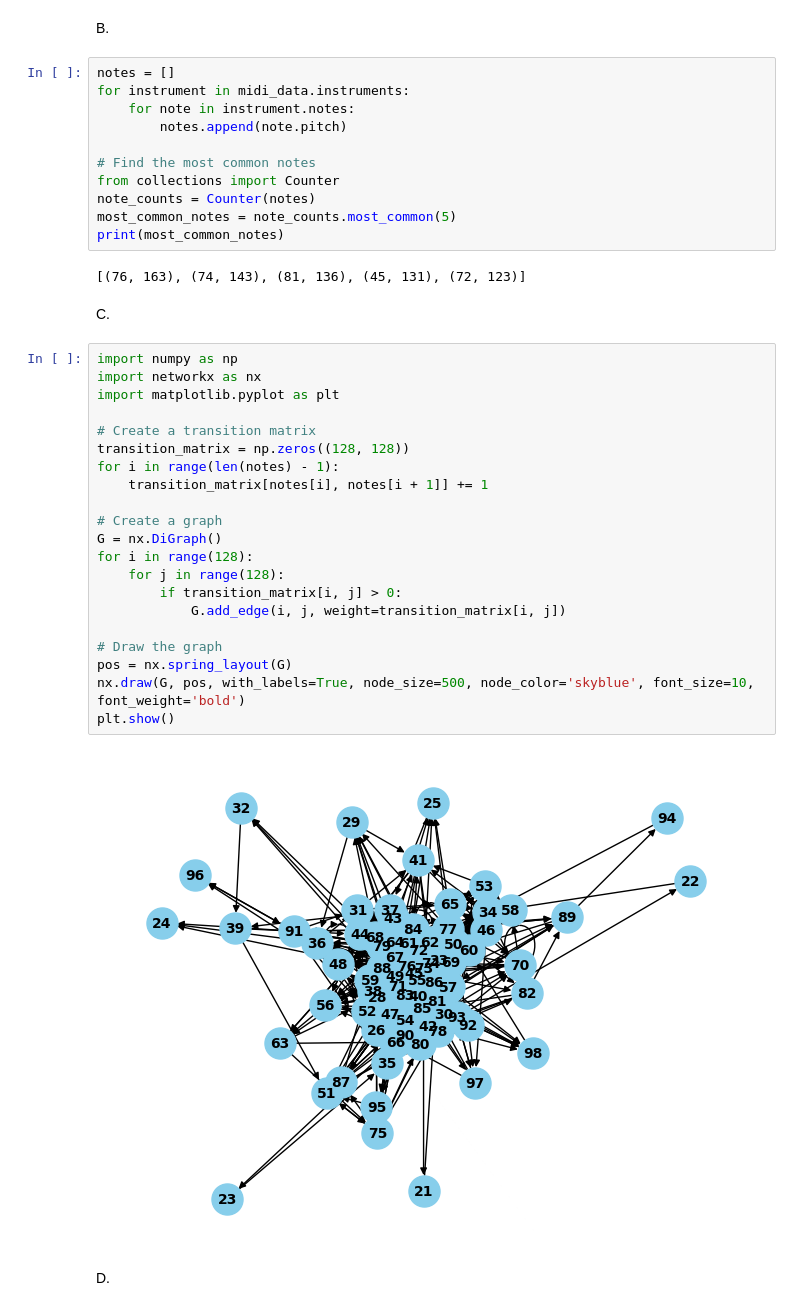
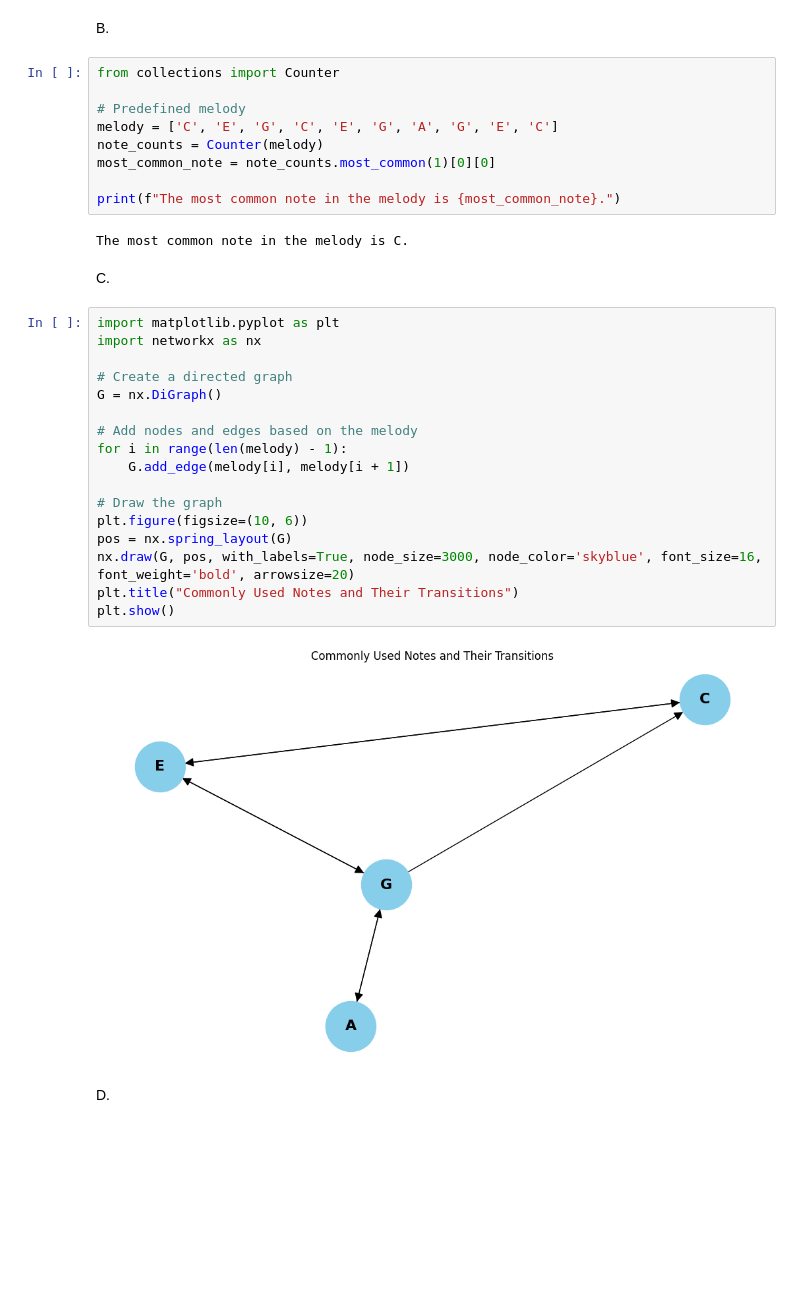
Before and after one commit to RongBin713/Assignment, a Jupyter notebook: Question2.ipynb, the cells around one changed output. Drawn from its saved outputs; the diff is of its cells as text; blank space fills up the shorter version.

```diff
--- a/Question2.ipynb
+++ b/Question2.ipynb
@@ -45,42 +41,36 @@ midi_data = pretty_midi.PrettyMIDI('/content/Attack on Titan - Jiyuu no Tsubasa.
 # %% [markdown]
 B.
-# %%
-notes = []
-for instrument in midi_data.instruments:
-    for note in instrument.notes:
-        notes.append(note.pitch)
-
-# Find the most common notes
-from collections import Counter
-note_counts = Counter(notes)
-most_common_notes = note_counts.most_common(5)
-print(most_common_notes)
-# %% [output]
-[(76, 163), (74, 143), (81, 136), (45, 131), (72, 123)]
+# %%
+from collections import Counter
+
+# Predefined melody
+melody = ['C', 'E', 'G', 'C', 'E', 'G', 'A', 'G', 'E', 'C']
+note_counts = Counter(melody)
+most_common_note = note_counts.most_common(1)[0][0]
+
+print(f"The most common note in the melody is {most_common_note}.")
+# %% [output]
+The most common note in the melody is C.
 # %% [markdown]
 C.
 # %%
-import numpy as np
+import matplotlib.pyplot as plt
 import networkx as nx
-import matplotlib.pyplot as plt
 
-# Create a transition matrix
-transition_matrix = np.zeros((128, 128))
-for i in range(len(notes) - 1):
-    transition_matrix[notes[i], notes[i + 1]] += 1
+# Create a directed graph
+G = nx.DiGraph()
 
-# Create a graph
-G = nx.DiGraph()
-for i in range(128):
-    for j in range(128):
-        if transition_matrix[i, j] > 0:
-            G.add_edge(i, j, weight=transition_matrix[i, j])
+# Add nodes and edges based on the melody
+for i in range(len(melody) - 1):
+    G.add_edge(melody[i], melody[i + 1])
 
 # Draw the graph
+plt.figure(figsize=(10, 6))
 pos = nx.spring_layout(G)
-nx.draw(G, pos, with_labels=True, node_size=500, node_color='skyblue', font_size=10, font_weight='bold')
+nx.draw(G, pos, with_labels=True, node_size=3000, node_color='skyblue', font_size=16, font_weight='bold', arrowsize=20)
+plt.title("Commonly Used Notes and Their Transitions")
 plt.show()
 # %% [output]
-[figure, old version]
+[figure, new version]
 # %% [markdown]
 D.
```
Also changed, not shown: parts of 7 cells of this notebook.
